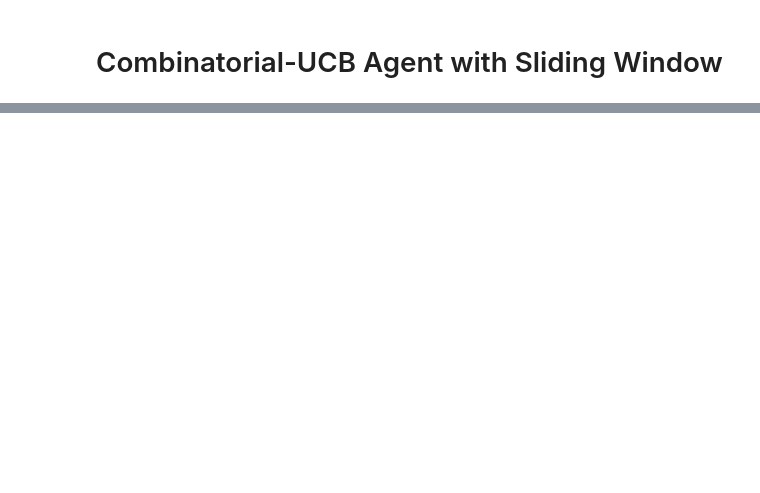
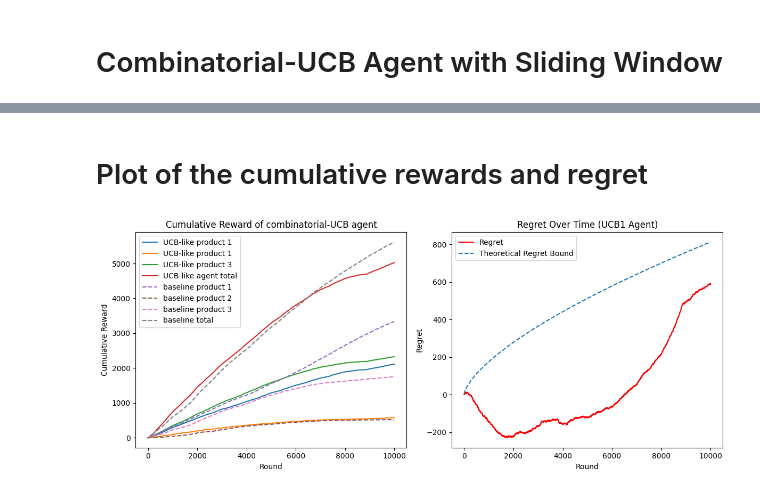
Before and after one commit to Filippo-Galli/Online-Learning-Application-project, a Jupyter notebook: 5_slightly_non_stat_multi_prod/main.ipynb, the cells around one changed output, grey strips where cells are left out. Drawn from its saved outputs; the diff is of its cells as text; code cells hidden in the pictures; blank space fills up the shorter version.

```diff
--- a/5_slightly_non_stat_multi_prod/main.ipynb
+++ b/5_slightly_non_stat_multi_prod/main.ipynb
@@ -281,0 +468,33 @@ class UCBSWAgent:
+# %% [markdown]
+# Plot of the cumulative rewards and regret
+# %%
+#Regret at each time step
+regret = (baseline_cumulative_reward - agent_cumulative_reward).sum(axis=1)
+
+theoretical_regret = [1.75*(t + 1)**(2/3) for t in range(len(regret))]  # Adjust scaling if needed
+
+# Plot
+plt.figure(figsize=(12, 5))
+
+plt.subplot(1, 2, 1)
+plt.plot(agent_cumulative_reward)
+plt.plot(agent_cumulative_reward.sum(axis=1))
+plt.plot(baseline_cumulative_reward, linestyle="--")
+plt.plot(baseline_cumulative_reward.sum(axis=1), linestyle="--")
+plt.xlabel("Round")
+plt.ylabel("Cumulative Reward")
+plt.title("Cumulative Reward of combinatorial-UCB agent")
+plt.legend(["UCB-like product 1", "UCB-like product 1", "UCB-like product 3", "UCB-like agent total", "baseline product 1", "baseline product 2", "baseline product 3", "baseline total", ])
+
+plt.subplot(1, 2, 2)
+plt.plot(regret, label="Regret", color='red')
+plt.plot(theoretical_regret, label="Theoretical Regret Bound", linestyle="--")
+plt.xlabel("Round")
+plt.ylabel("Regret")
+plt.title("Regret Over Time (UCB1 Agent)")
+plt.legend()
+
+plt.tight_layout()
+plt.show()
+# %% [output]
+[figure, added]
```
Also changed, not shown: parts of 7 cells of this notebook.
